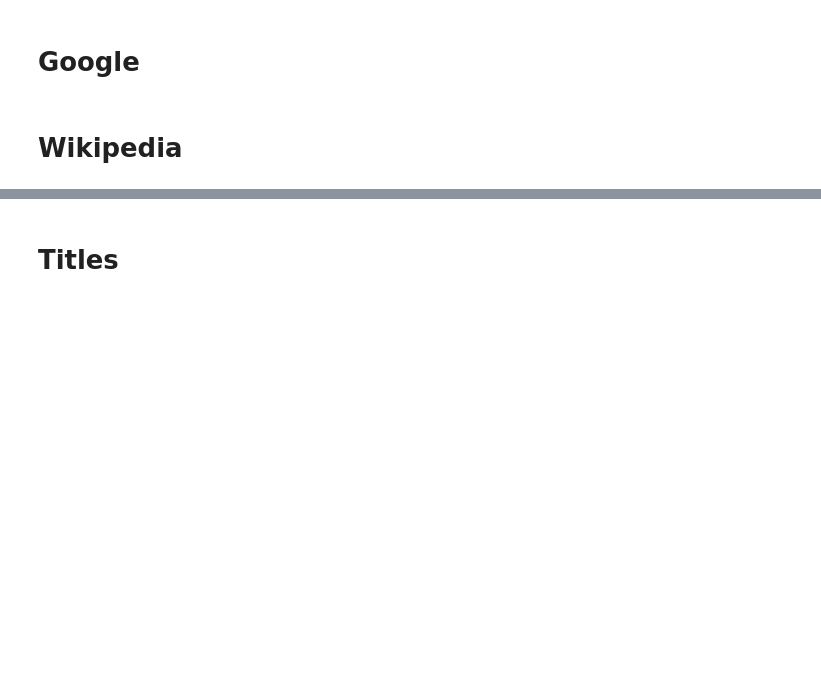
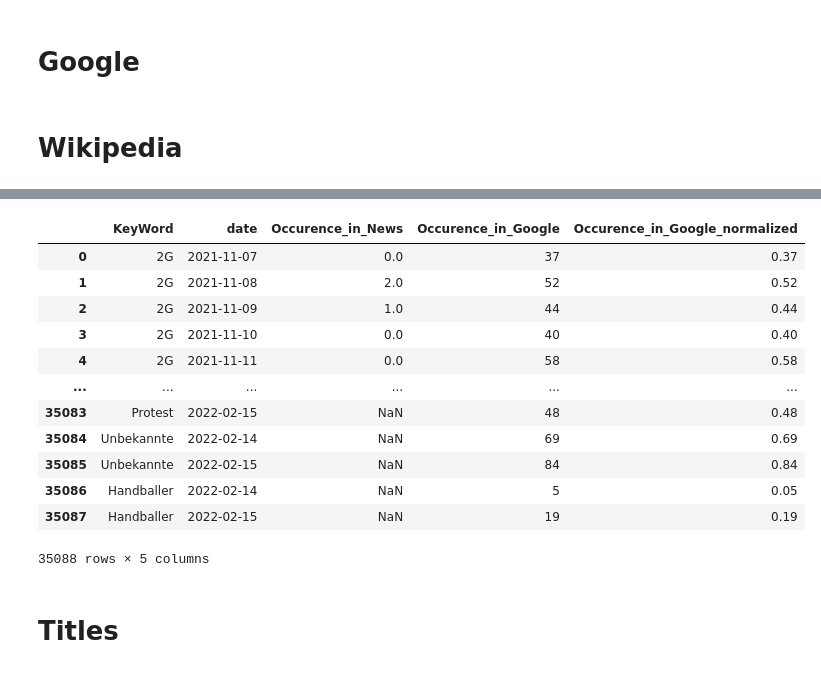
Before and after one commit to JanSchuck/Bachelorthesis, a Jupyter notebook: Analysis/Analysis.ipynb, the cells around one changed output, grey strips where cells are left out. Saved outputs shown, nothing was run; the diff lists cells and outputs as text; code cells hidden in the pictures; blank space fills up the shorter version.

```diff
--- a/Analysis/Analysis.ipynb
+++ b/Analysis/Analysis.ipynb
@@ -253,3 +275,19 @@ def setCorrectDataTypes_wikipedia(dataframe):
+# %%
+df
+# %% [output]
+|  | KeyWord | date | Occurence_in_News | Occurence_in_Google | Occurence_in_Google_normalized |
+| 0 | 2G | 2021-11-07 | 0.0 | 37 | 0.37 |
+| 1 | 2G | 2021-11-08 | 2.0 | 52 | 0.52 |
+| 2 | 2G | 2021-11-09 | 1.0 | 44 | 0.44 |
+| 3 | 2G | 2021-11-10 | 0.0 | 40 | 0.40 |
+| 4 | 2G | 2021-11-11 | 0.0 | 58 | 0.58 |
+| ... | ... | ... | ... | ... | ... |
+| 35083 | Protest | 2022-02-15 | NaN | 48 | 0.48 |
+| 35084 | Unbekannte | 2022-02-14 | NaN | 69 | 0.69 |
+| 35085 | Unbekannte | 2022-02-15 | NaN | 84 | 0.84 |
+| 35086 | Handballer | 2022-02-14 | NaN | 5 | 0.05 |
+| 35087 | Handballer | 2022-02-15 | NaN | 19 | 0.19 |
+35088 rows × 5 columns
 # %% [markdown]
 # Titles
 # %%
```
Also changed, not shown: parts of 8 cells of this notebook.
